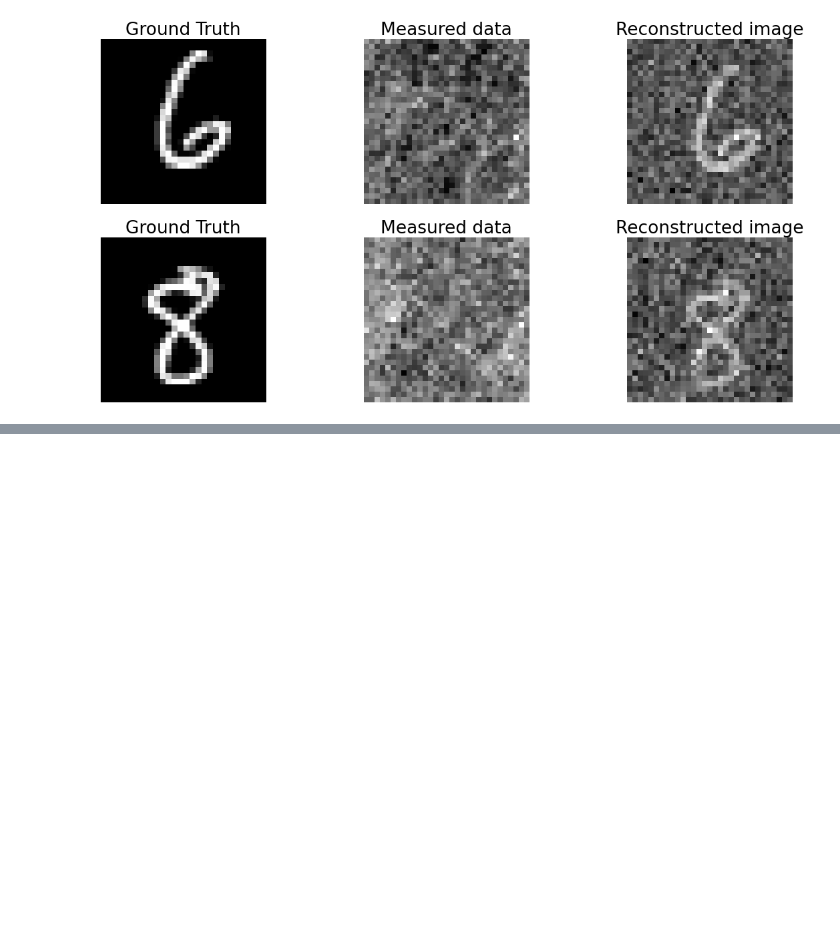
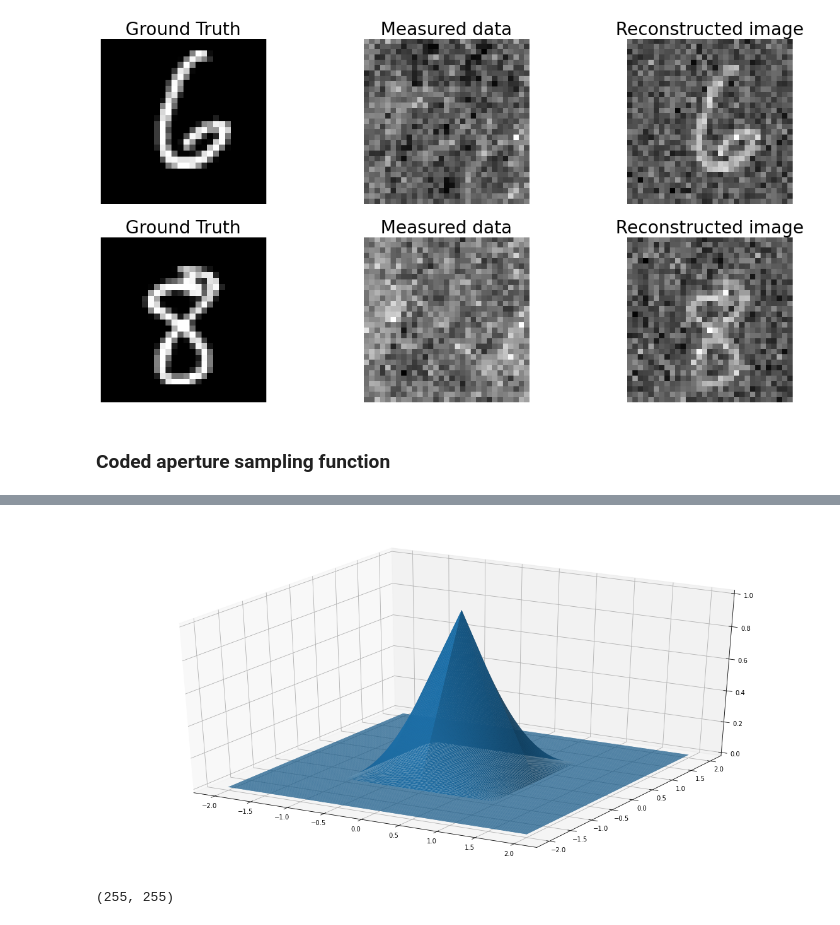
Before and after one commit to djbradyAtOpticalSciencesArizona/computationalImaging, a Jupyter notebook: rays/codeApertureImaging.ipynb, the cells around one changed output, grey strips where cells are left out. Drawn from its saved outputs; the diff is of its cells as text; code cells hidden in the pictures; blank space fills up the shorter version.

```diff
--- a/rays/codeApertureImaging.ipynb
+++ b/rays/codeApertureImaging.ipynb
@@ -200,3 +200,22 @@ files.download('muraCodedApertureReconShotNoise.pdf')
 [interactive output not drawn]
 [interactive output not drawn]
 [figure]
+# %% [markdown]
+### Coded aperture sampling function
+# %%
+plt.rcParams['figure.figsize'] = [20, 10]
+pixel=np.zeros((128,128))
+pixel[(64-32):(64+32),(64-32):(64+32)]=1
+sampFun=signal.convolve2d(pixel,pixel)
+sampFun=sampFun/np.max(sampFun)
+fig=plt.figure()
+
+ax = plt.gca(projection='3d')
+
+X, Y = np.meshgrid(np.linspace(-2,2,255), np.linspace(-2,2,255))
+
+
+surf = ax.plot_surface(X, Y, sampFun, rstride=1, cstride=1, antialiased=True, linewidth=0)
+plt.savefig('muraCodedApertureSamplingFunction.pdf')
+files.download('muraCodedApertureSamplingFunction.pdf')
+# %% [output]
@@ -202,0 +224,5 @@ files.download('muraCodedApertureReconShotNoise.pdf')
+[figure, added]
+# %%
+sampFun.shape
+# %% [output]
+(255, 255)
```
Also changed, not shown: parts of 1 cell of this notebook.
